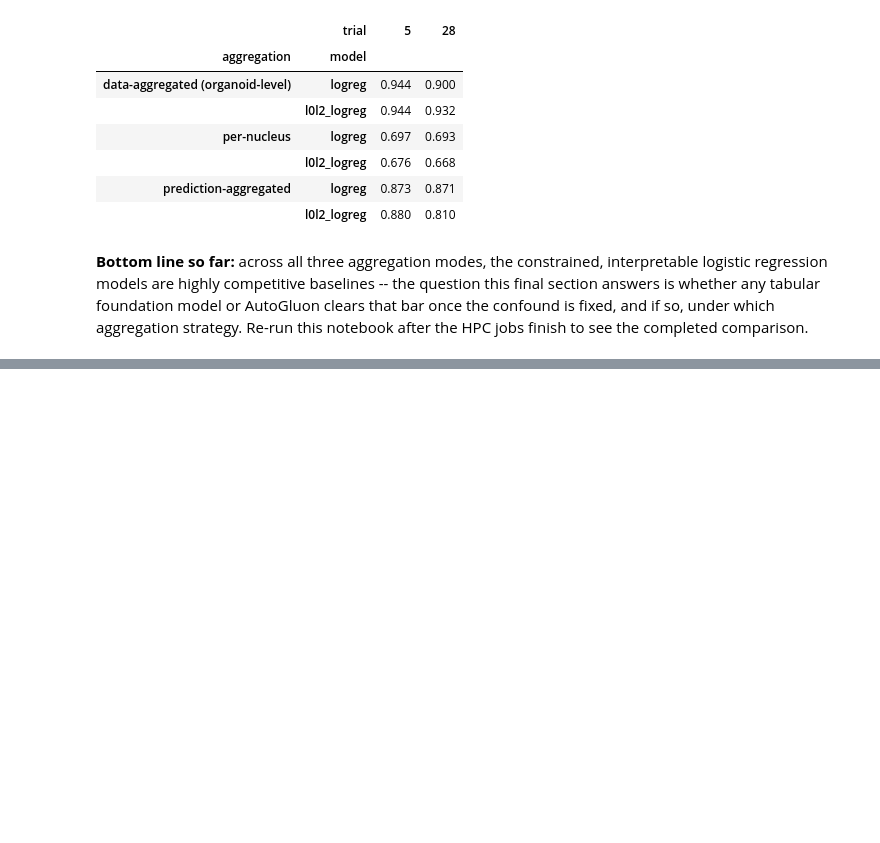
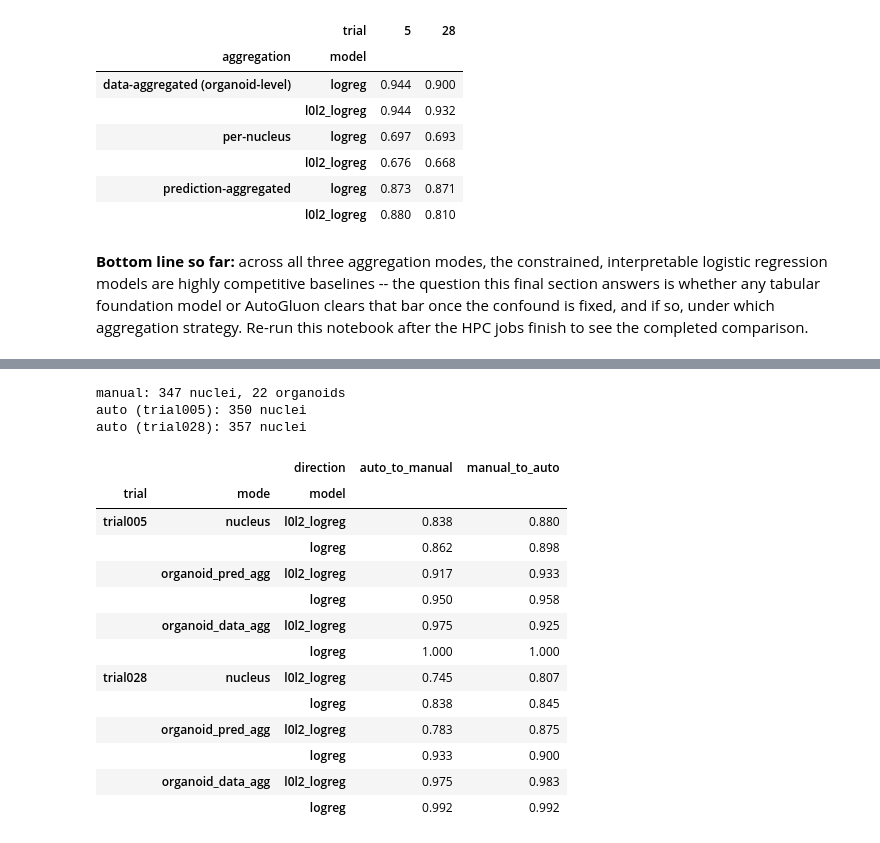
Before and after one commit to mario-koddenbrock/organoid_segmentation, a Jupyter notebook: notebooks/classification_investigation.ipynb, the cells around one changed output, grey strips where cells are left out. Saved outputs shown, nothing was run; the diff lists cells and outputs as text; code cells hidden in the pictures; blank space fills up the shorter version.

```diff
--- a/notebooks/classification_investigation.ipynb
+++ b/notebooks/classification_investigation.ipynb
@@ -372,0 +554,38 @@ completed comparison.
+# %%
+import sys
+sys.path.insert(0, '..')
+from analysis.manual_vs_auto import load as load_mva, run_all as run_mva
+
+manual_feats = load_mva('../data/manual_vs_auto/manual_features.csv')
+auto005_feats = load_mva('../data/manual_vs_auto/auto_trial_005_features.csv')
+auto028_feats = load_mva('../data/manual_vs_auto/auto_trial_028_features.csv')
+
+print(f"manual: {len(manual_feats)} nuclei, {manual_feats['organoid'].nunique()} organoids")
+print(f"auto (trial005): {len(auto005_feats)} nuclei")
+print(f"auto (trial028): {len(auto028_feats)} nuclei")
+
+mva_results = run_mva(manual_feats, {'trial005': auto005_feats, 'trial028': auto028_feats})
+mva_results.to_csv(RESULTS_DIR / 'manual_vs_auto_comparison.csv', index=False)
+# %% [output]
+manual: 347 nuclei, 22 organoids
+auto (trial005): 350 nuclei
+auto (trial028): 357 nuclei
+# %%
+pivot_mva = mva_results.pivot_table(index=['trial','mode','model'], columns='direction', values='auc')
+pivot_mva = pivot_mva.reindex(['nucleus','organoid_pred_agg','organoid_data_agg'], level='mode')
+pivot_mva
+# %% [output]
+|  |  | direction | auto_to_manual | manual_to_auto |
+| trial | mode | model |  |  |
+| trial005 | nucleus | l0l2_logreg | 0.838 | 0.880 |
+|  |  | logreg | 0.862 | 0.898 |
+|  | organoid_pred_agg | l0l2_logreg | 0.917 | 0.933 |
+|  |  | logreg | 0.950 | 0.958 |
+|  | organoid_data_agg | l0l2_logreg | 0.975 | 0.925 |
+|  |  | logreg | 1.000 | 1.000 |
+| trial028 | nucleus | l0l2_logreg | 0.745 | 0.807 |
+|  |  | logreg | 0.838 | 0.845 |
+|  | organoid_pred_agg | l0l2_logreg | 0.783 | 0.875 |
+|  |  | logreg | 0.933 | 0.900 |
+|  | organoid_data_agg | l0l2_logreg | 0.975 | 0.983 |
+|  |  | logreg | 0.992 | 0.992 |
```
Also changed, not shown: parts of 14 cells of this notebook.
